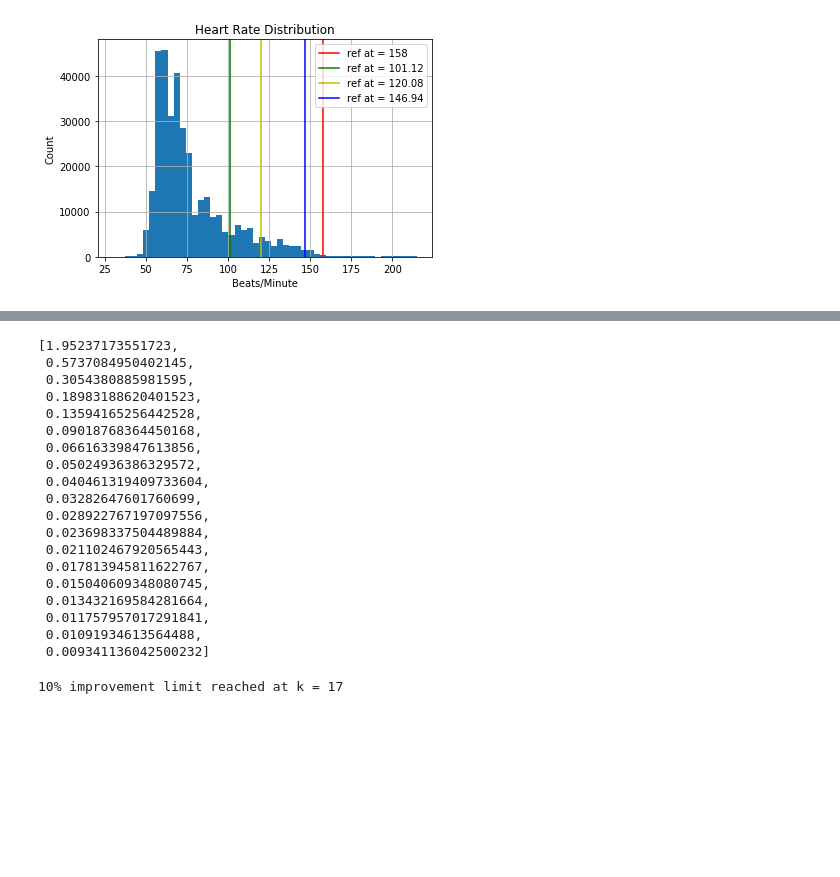
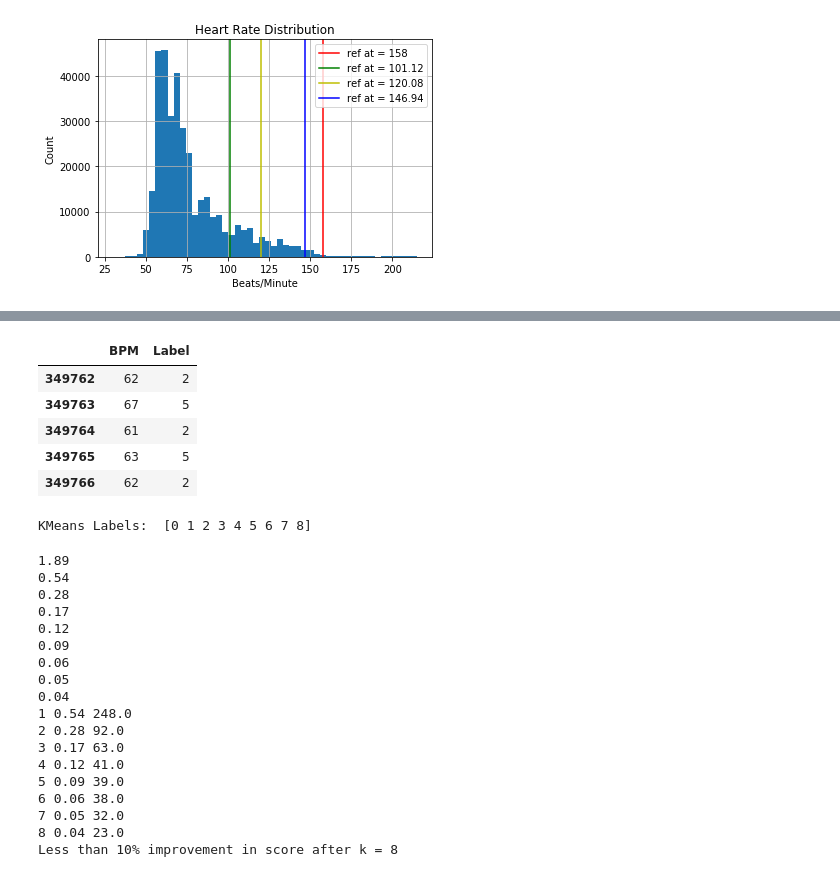
Before and after one commit to ThomasSpringett/HeartRate, a Jupyter notebook: HeartRate.ipynb, the cells around one changed output, grey strips where cells are left out. Saved outputs shown, nothing was run; the diff lists cells and outputs as text; code cells hidden in the pictures; blank space fills up the shorter version.

```diff
--- a/HeartRate.ipynb
+++ b/HeartRate.ipynb
@@ -145,37 +142,47 @@ array([0, 1, 2, 3, 4, 5, 6, 7, 8], dtype=int32)
-# %%
-scores_1E8 = []
-for score in scores:
-    scores_1E8.append(score/100000000)
-scores_1E8
-# %% [output]
-[1.95237173551723,
- 0.5737084950402145,
- 0.3054380885981595,
- 0.18983188620401523,
- 0.13594165256442528,
- 0.09018768364450168,
- 0.06616339847613856,
- 0.05024936386329572,
- 0.040461319409733604,
- 0.03282647601760699,
- 0.028922767197097556,
- 0.023698337504489884,
- 0.021102467920565443,
- 0.017813945811622767,
- 0.015040609348080745,
- 0.013432169584281664,
- 0.011757957017291841,
- 0.01091934613564488,
- 0.009341136042500232]
+# %%
+if not 'Label' in df:
+    df.insert(1,"Label",labels)
+df.tail(5)
+# %% [output]
+|  | BPM | Label |
+| 349762 | 62 | 2 |
+| 349763 | 67 | 5 |
+| 349764 | 61 | 2 |
+| 349765 | 63 | 5 |
+| 349766 | 62 | 2 |
+# %%
+print ("KMeans Labels: ",np.unique(labels))
+# %% [output]
+KMeans Labels:  [0 1 2 3 4 5 6 7 8]
 # %%
+for score in scores:
+    print (round(score/100000000,2))
 def findK(df,limit):
     for k in range(len(df)):
         if k > 0:
           improvement = (round(100*((df[k-1]-df[k])/df[k])))
+          print (k,round(df[k]/100000000,2),improvement)
           if improvement < limit:
                 break
-    print ("{}% improvement limit reached at k = {}".format(limit,k))
-findK(scores_1E8,10)
+    print ("Less than {}% improvement in score after k = {}".format(limit,k))
+findK(scores,10)
 # %% [output]
-10% improvement limit reached at k = 17
+1.89
+0.54
+0.28
+0.17
+0.12
+0.09
+0.06
+0.05
+0.04
+1 0.54 248.0
+2 0.28 92.0
+3 0.17 63.0
+4 0.12 41.0
+5 0.09 39.0
+6 0.06 38.0
+7 0.05 32.0
+8 0.04 23.0
+Less than 10% improvement in score after k = 8
 # %%
```
Also changed, not shown: parts of 23 cells of this notebook, 4 other files.
